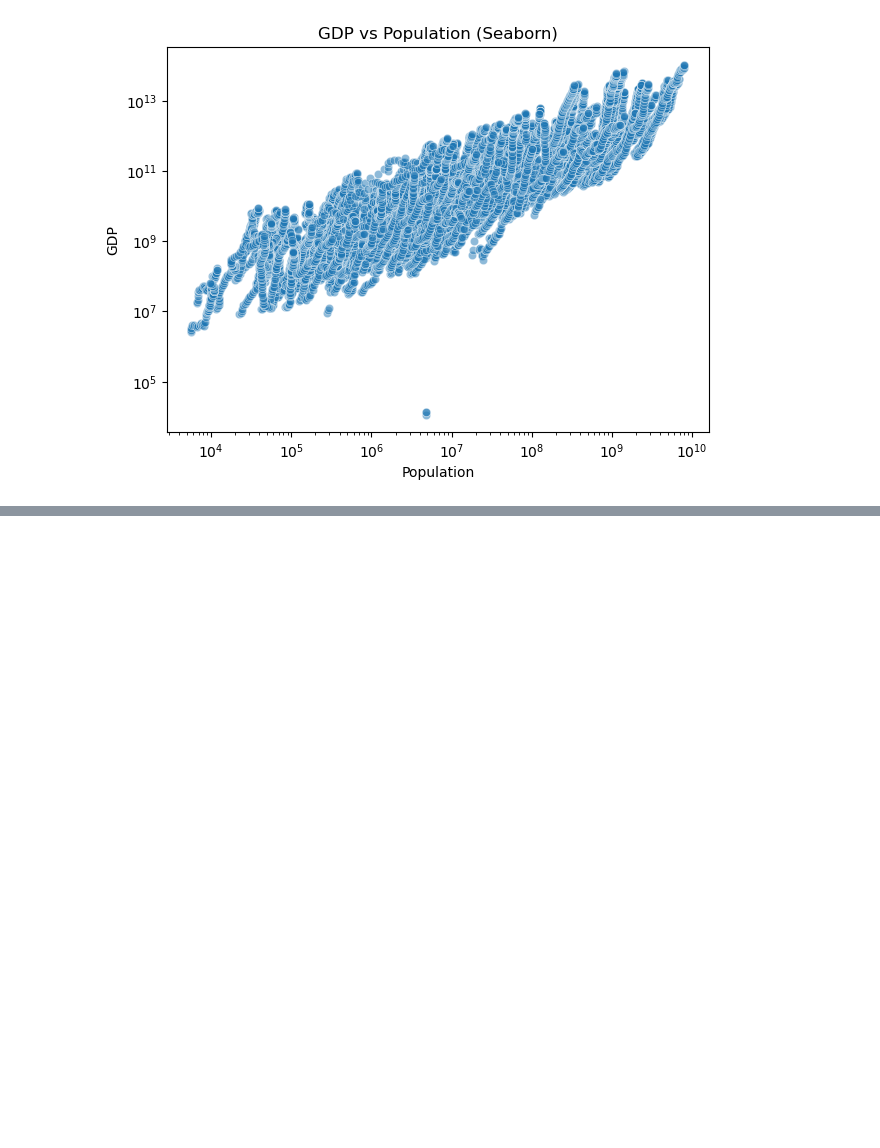
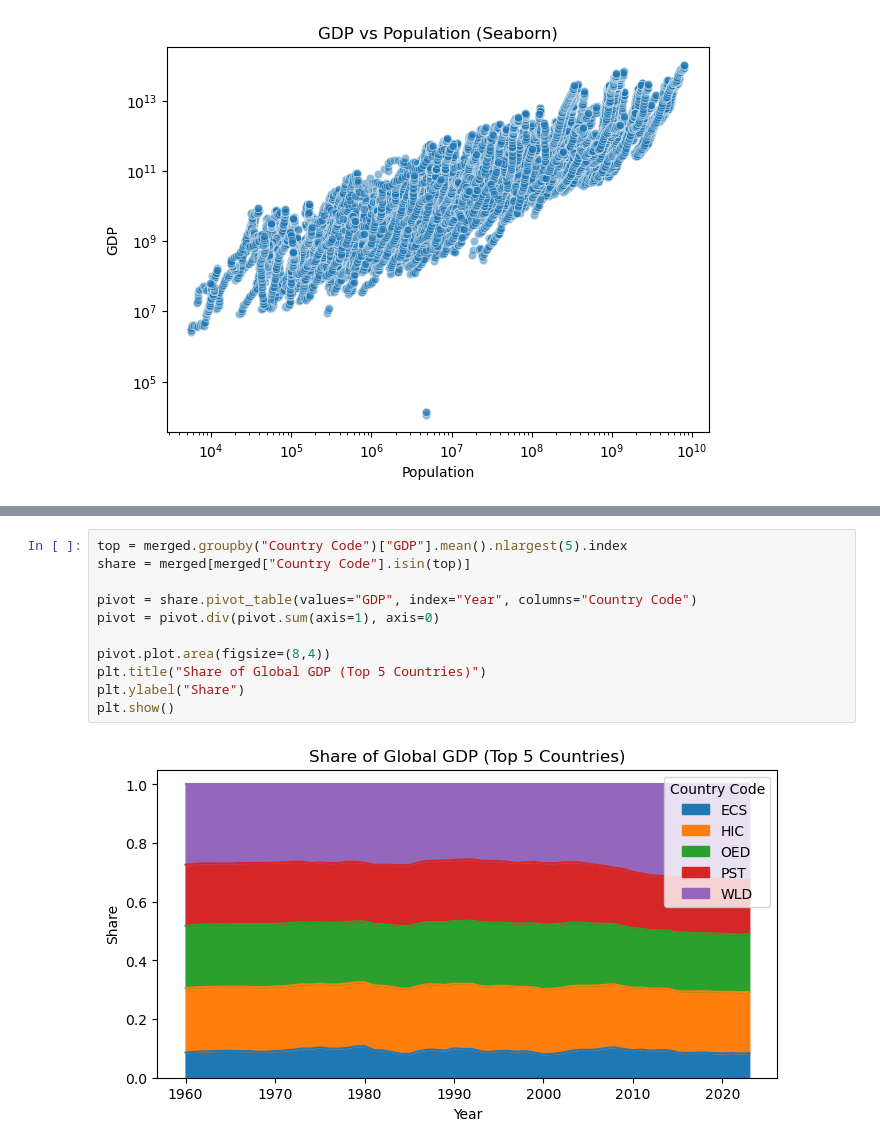
Before and after one commit to mca-lab/neemabartibigdata, a Jupyter notebook: analysis.ipynb, the cells around one changed output, grey strips where cells are left out. Drawn from its saved outputs; the diff is of its cells as text; blank space fills up the shorter version.

```diff
--- a/analysis.ipynb
+++ b/analysis.ipynb
@@ -199,0 +222,13 @@ fig.show()
+# %%
+top = merged.groupby("Country Code")["GDP"].mean().nlargest(5).index
+share = merged[merged["Country Code"].isin(top)]
+
+pivot = share.pivot_table(values="GDP", index="Year", columns="Country Code")
+pivot = pivot.div(pivot.sum(axis=1), axis=0)
+
+pivot.plot.area(figsize=(8,4))
+plt.title("Share of Global GDP (Top 5 Countries)")
+plt.ylabel("Share")
+plt.show()
+# %% [output]
+[figure, added]
```
Also changed, not shown: parts of 11 cells of this notebook.
